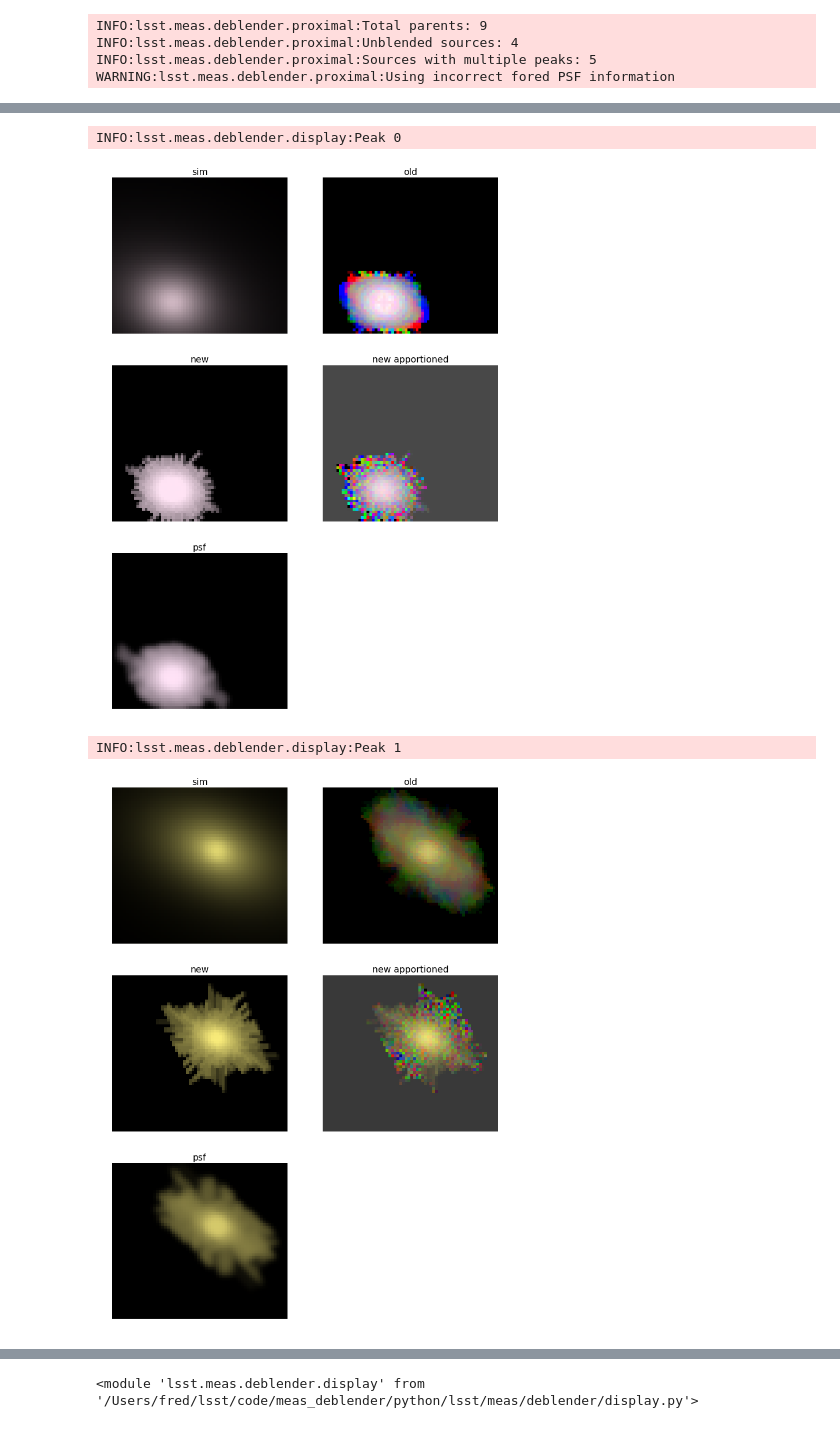
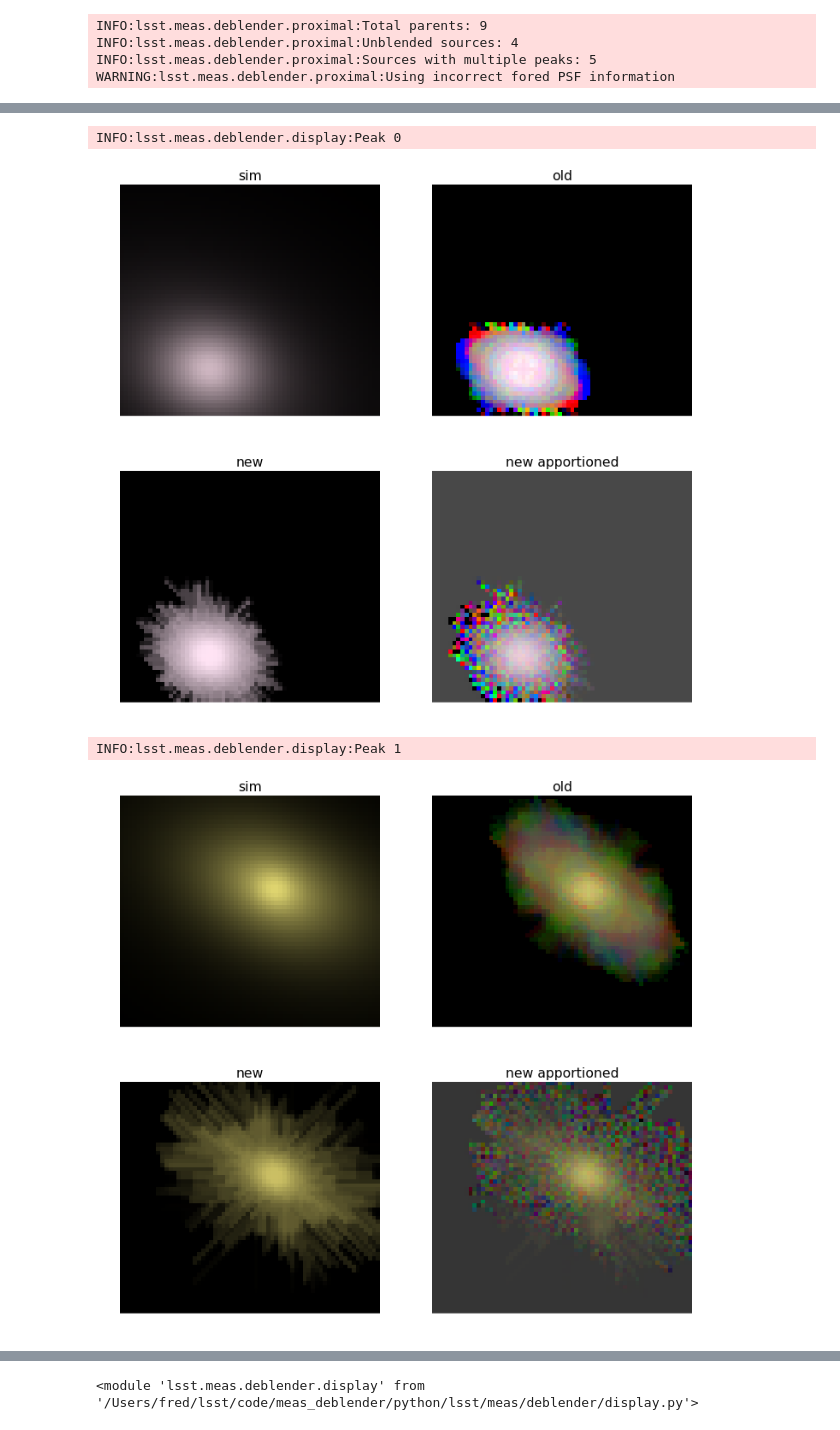
Before and after one commit to lsst-dm/deblender_examples, a Jupyter notebook: testSingleSim.ipynb, the cells around one changed output, grey strips where cells are left out. Cells and saved outputs as stored; diff of their text form; code cells hidden in the pictures.

```diff
--- a/testSingleSim.ipynb
+++ b/testSingleSim.ipynb
@@ -76,19 +77,19 @@ Wall time: 205 ms
 # %%
-peakCoords = np.array([simTable["x"],simTable["y"]]).T
+#peakCoords = np.array([simTable["x"],simTable["y"]]).T
+
 glmm = expDb.deblendParent(
     condition=condition,
     parentIdx=pidx,
     display=False,
-    maxiter=300,
-    #min_iter=20,
-    strict_constraints="M",
-    constraints="S",
+    maxiter=1000,
+    constraints="mS",
     usePsf=False,
     psfThresh=3e-3,
-    e_rel=1e-2,
+    e_rel=[1e-6,1e-3],
     monotonicUseNearest=True,
-    l0_thresh=.35,
-    algorithm="GLMM",
+    l0_thresh=5e-4,
+    #peaks=peakCoords,
 )
+glmm.seds
 # %% [output]
 WARNING:proxmin.algorithms:Solution did not converge
@@ -129,16 +129,16 @@ psfTemplates = glmmPsf.getAllTemplates()
 # %%
 display.plotAllTemplates(OrderedDict([
     ("sim", simTemplates),
     ("old", oldTemplates),
     #("new", debTemplates),
     #("new apportioned", debApportioned),
     ("new", newTemplates),
     ("new apportioned", newApportioned),
-    ("psf", psfTemplates)
+    #("psf", psfTemplates)
 ]), columns=2)
 # %% [output]
 INFO:lsst.meas.deblender.display:Peak 0
-[figure, old version]
+[figure, new version]
 INFO:lsst.meas.deblender.display:Peak 1
-[figure, old version]
+[figure, new version]
 INFO:lsst.meas.deblender.display:Peak 2
```
Also changed, not shown: parts of 13 cells of this notebook.
